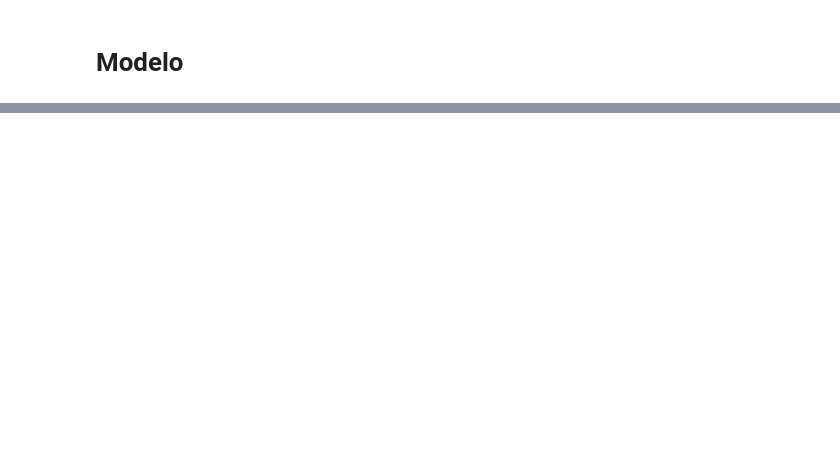
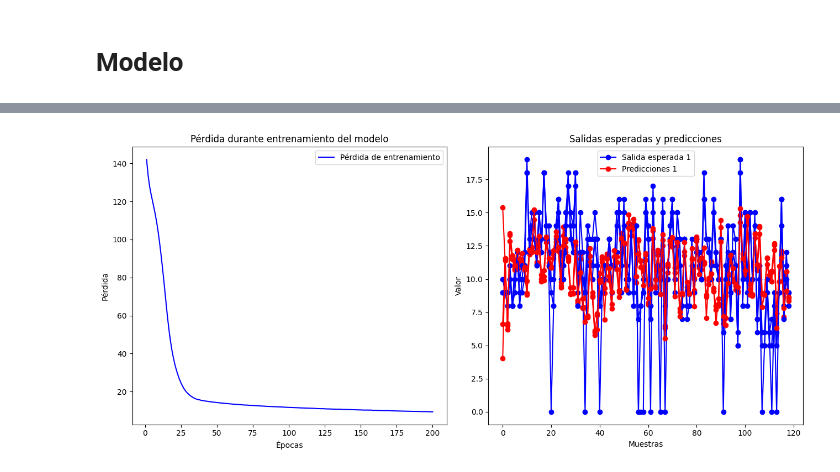
Before and after one commit to Pokerface4/CD_ExamenMachineLearning, a Jupyter notebook: examenML.ipynb, the cells around one changed output, grey strips where cells are left out. Cells and saved outputs as stored; diff of their text form; code cells hidden in the pictures; blank space fills up the shorter version.

```diff
--- a/examenML.ipynb
+++ b/examenML.ipynb
@@ -91,7 +86,7 @@ from sklearn.preprocessing import LabelEncoder
 from tensorflow.keras.layers import Input, Dense # type: ignore
 from tensorflow.keras.models import Model # type: ignore
 
-epocas = 50
+epocas = 200
 entrenamiento = 0.70
 size = [13, 6]
 
@@ -105,10 +100,9 @@ for column in entradas:
         df[column] = le.fit_transform(df[column])
         label_encoders[column] = le
 
-# Preparar los datos de entrada y salida
+ #Preparar los datos de entrada y salida
 datos_entrada = df[entradas].values
-datos_salida = df[['P1', 'P2', 'P3', 'estatus']].values
-
+datos_salida = df[['P1', 'P2', 'P3']].values
 
 # Dividir los datos en Training set y Validation set
 cantidad_datos = len(df)
@@ -119,38 +113,32 @@ training_output = datos_salida[:entrenamiento]
 validation_input = datos_entrada[entrenamiento:]
 validation_output = datos_salida[entrenamiento:]
 
-
 # Convertir los valores a tensores
 train_inputs = tf.convert_to_tensor(training_input, dtype=tf.float32)
-train_outputs_continuos = tf.convert_to_tensor(training_output[:, :3], dtype=tf.float32)
-train_outputs_binario = tf.convert_to_tensor(training_output[:, 3], dtype=tf.float32)
+train_outputs = tf.convert_to_tensor(training_output, dtype=tf.float32)
 val_inputs = tf.convert_to_tensor(validation_input, dtype=tf.float32)
-val_outputs_continuos = tf.convert_to_tensor(validation_output[:, :3], dtype=tf.float32)
-val_outputs_binario = tf.convert_to_tensor(validation_output[:, 3], dtype=tf.float32)
+val_outputs = tf.convert_to_tensor(validation_output, dtype=tf.float32)
 
 # Definir el modelo
 input_layer = Input(shape=(len(entradas),))
-hidden_layer = Dense(4, activation='relu')(input_layer)
-output_continuos = Dense(3, activation='linear')(hidden_layer)  # Tres salidas lineales
-output_binario = Dense(1, activation='sigmoid')(hidden_layer)  # Una salida sigmoide
+hidden_layer = Dense(16, activation='relu')(input_layer)
+hidden_layer = Dense(8, activation='relu')(hidden_layer)
+output_layer = Dense(3, activation='linear')(hidden_layer)  # tres salidas lineales
 
-model = Model(inputs=input_layer, outputs=[output_continuos, output_binario])
+model = Model(inputs=input_layer, outputs=output_layer)
 
 # Compilar el modelo
-model.compile(optimizer='adam', loss=['mean_squared_error', 'binary_crossentropy'])
+model.compile(optimizer='adam', loss='mean_squared_error')
 
 # Entrenar el modelo con datos de entrenamiento y validación
-history = model.fit(train_inputs, [train_outputs_continuos, train_outputs_binario], epochs=epocas, validation_split=0.2, batch_size=32, verbose=1)
+history = model.fit(train_inputs, train_outputs, epochs=epocas, validation_split=0.2, batch_size=32, verbose=1)
 
 # Evaluar el modelo con los datos de validación
-loss = model.evaluate(val_inputs, [val_outputs_continuos, val_outputs_binario])
+loss = model.evaluate(val_inputs, val_outputs)
 print(f'Loss en el conjunto de validación: {loss}')
 
 # Predecir con nuevas entradas
-predicciones_continuos, predicciones_binario = model.predict(val_inputs)
-
-# Aplicar umbral a las predicciones binarias
-predicciones_binario = (predicciones_binario > 0.5).astype(int)
+predicciones = model.predict(val_inputs)
 
 # Crear una figura y dos subplots
 fig, (ax1, ax2) = plt.subplots(1, 2, figsize=(size[0], size[1]))
@@ -167,12 +155,9 @@ ax1.set_ylabel('Pérdida')
 ax1.legend()
 
 # Graficar las salidas esperadas y las predicciones en el segundo subplot
-for i in range(3):  # Iterar sobre las tres salidas continuas (P1, P2, P3)
+for i in range(3):  # Iterar sobre las cuatro salidas (P1, P2, P3, estatus)
     ax2.plot(range(len(validation_output)), validation_output[:, i], 'bo-', label=f'Salida esperada {i+1}' if i == 0 else "")
-    ax2.plot(range(len(predicciones_continuos)), predicciones_continuos[:, i], 'ro-', label=f'Predicciones {i+1}' if i == 0 else "")
-
-ax2.plot(range(len(validation_output)), validation_output[:, 3], 'go-', label='Estatus esperado')
-ax2.plot(range(len(predicciones_binario)), predicciones_binario, 'mo-', label='Predicción estatus')
+    ax2.plot(range(len(predicciones)), predicciones[:, i], 'ro-', label=f'Predicciones {i+1}' if i == 0 else "")
 
 ax2.set_title('Salidas esperadas y predicciones')
 ax2.set_xlabel('Muestras')
@@ -184,6 +169,7 @@ plt.tight_layout()
 
 # Mostrar la figura con los dos subplots
 plt.show()
+
 
 # Función para predecir con nuevos datos
 def predecir_nuevo(direccion, tamano_familia, estatus_padres, educacion_madre, educacion_padre, trabajo_madre, trabajo_padre,
@@ -198,21 +184,16 @@ def predecir_nuevo(direccion, tamano_familia, estatus_padres, educacion_madre, e
                             quiere_educacion_superior, internet, en_relacion_romantica, calidad_relaciones_familiares, tiempo_libre,
                             salidas, consume_alc_entre_semana, consume_alc_fin_semana, salud, ausencias]])
 
-    # Normalizar el nuevo dato
+    # Codificar el nuevo dato
     for i, column in enumerate(entradas):
         if column in label_encoders:
             nuevo_dato[:, i] = label_encoders[column].transform(nuevo_dato[:, i])
-        max_valor = df[column].max()
-        min_valor = df[column].min()
-        nuevo_dato[:, i] = nuevo_dato[:, i] / abs(max_valor - min_valor)
 
     # Predecir con el nuevo dato
-    prediccion_continuos, prediccion_binario = model.predict(nuevo_dato)
-    prediccion_binario = (prediccion_binario > 0.5).astype(int)
-    return prediccion_continuos, prediccion_binario
+    prediccion = model.predict(nuevo_dato)
+    return prediccion
 
 # Ejemplo de predicción con un nuevo dato (puedes cambiar los valores según tu interés)
-nueva_prediccion_continuos, nueva_prediccion_binario = predecir_nuevo(1, 2, 1, 3, 4, 2, 3, 1, 2, 2, 0, 0, 1, 0, 1, 0, 1, 1, 0, 4, 2, 3, 2, 3, 4, 6)
-print('parciales:', nueva_prediccion_continuos)
-print('estatus:', nueva_prediccion_binario)
+nueva_prediccion = predecir_nuevo(1, 2, 1, 3, 4, 2, 3, 1, 2, 2, 0, 0, 1, 0, 1, 0, 1, 1, 0, 4, 2, 3, 2, 3, 4, 6)
+print('Nueva predicción continuas:', nueva_prediccion)
 # %% [output]
@@ -235,0 +217 @@ estatus: [[1]]
+[figure, added]
```
Also changed, not shown: parts of 4 cells of this notebook.
